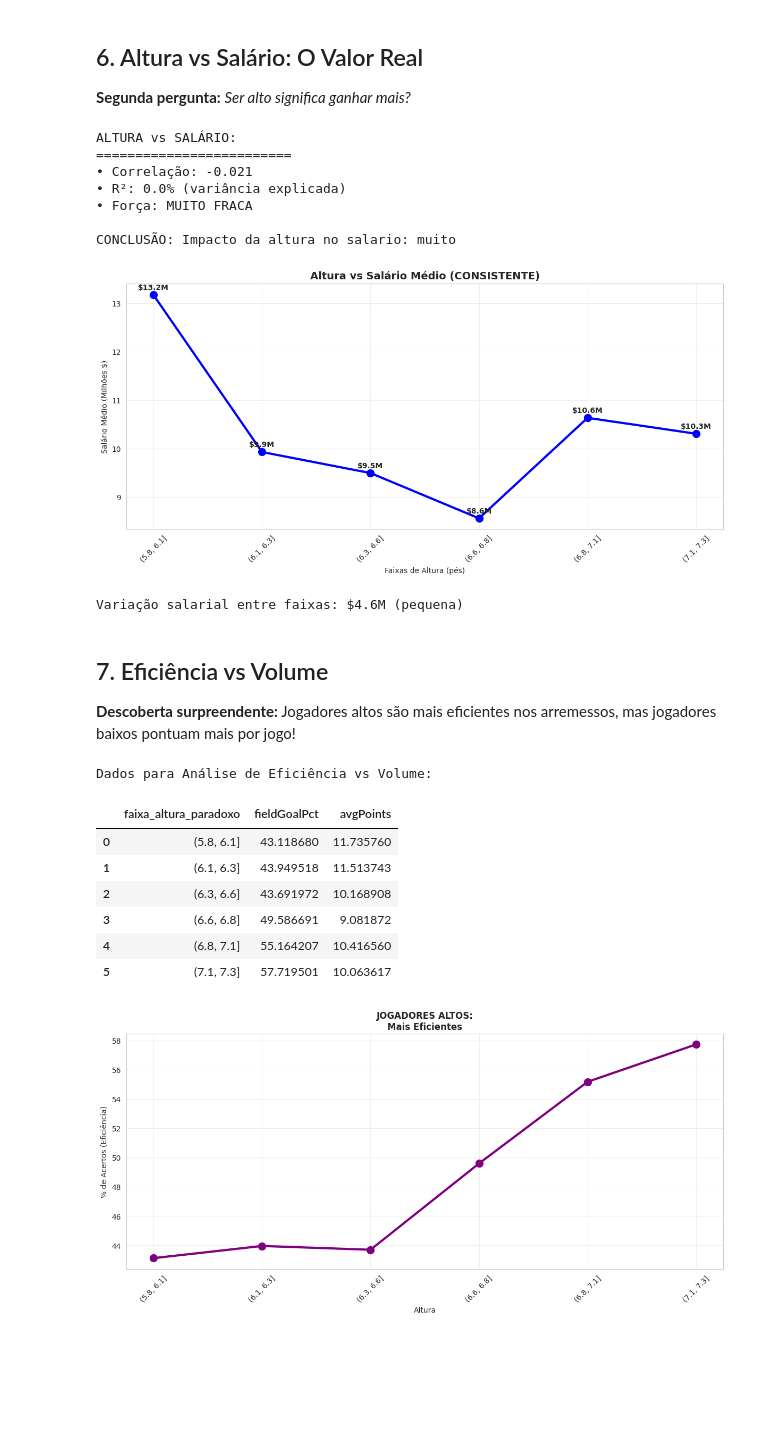
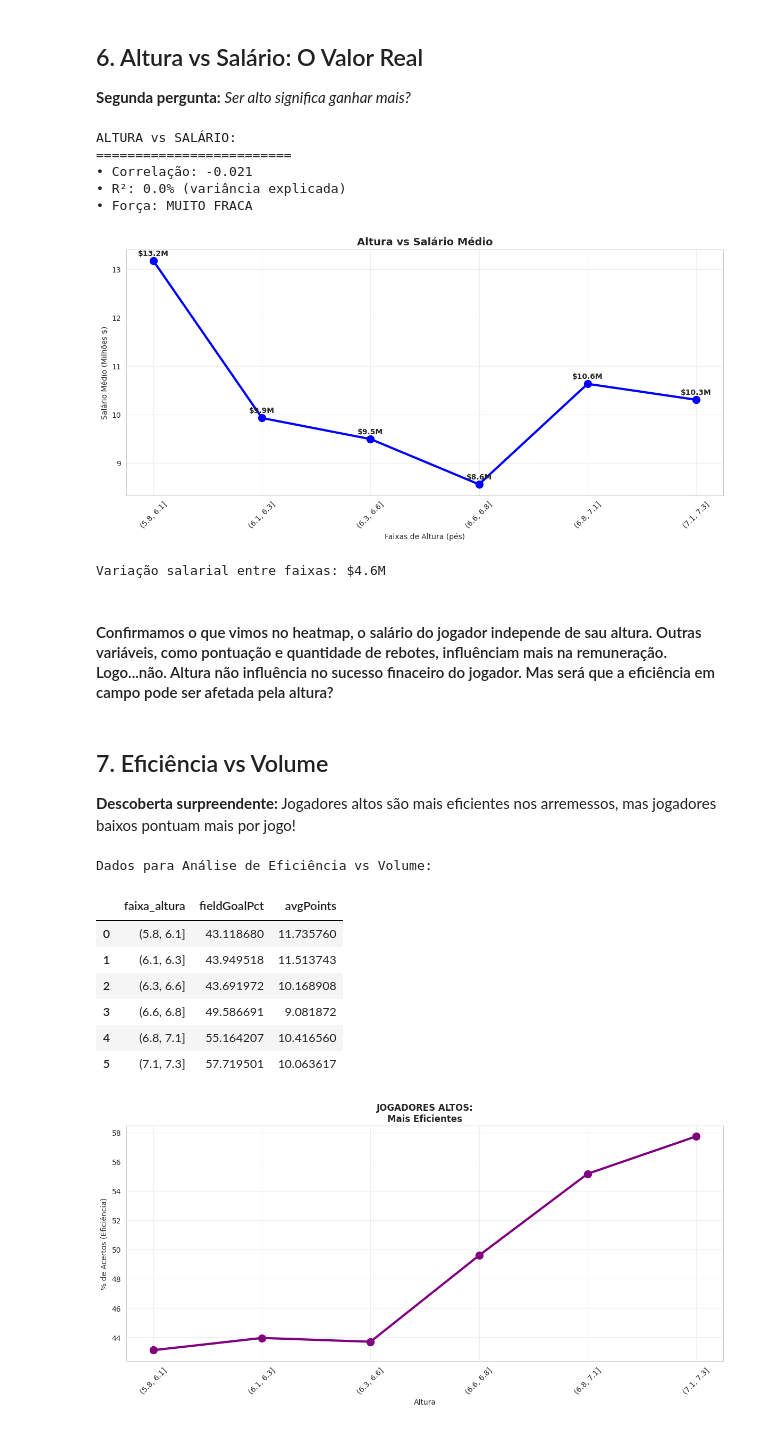
Before and after one commit to nise1301/NBA_stats, a Jupyter notebook: NBA_EDA.ipynb, the cells around one changed output. Saved outputs shown, nothing was run; the diff lists cells and outputs as text; code cells hidden in the pictures; blank space fills up the shorter version.

```diff
--- a/NBA_EDA.ipynb
+++ b/NBA_EDA.ipynb
@@ -51,7 +51,7 @@ df.head()
 ## 3. Preparação e Limpeza dos Dados
 # %%
 def converter_altura(altura_str):
-    """Converte altura de '6\' 11"' para pés decimais"""
+    #Converte altura de '6\' 11"' para pés decimais
     if pd.isna(altura_str):
         return np.nan
     try:
@@ -64,7 +64,7 @@ def converter_altura(altura_str):
         return np.nan
 
 def converter_salario(salary_str):
-    """Converte salário de '$1,000,000' para float"""
+    #Converte salário de '$1,000,000' para float
     if pd.isna(salary_str):
         return np.nan
     try:
@@ -190,43 +192,42 @@ else:
     interpretacao = "MODERADA"
 
 print(f"• Força: {interpretacao}")
-print(f"\nCONCLUSÃO: Impacto da altura no salario: {interpretacao.split()[0].lower()}")
 # %% [output]
 ALTURA vs SALÁRIO:
 =========================
 • Correlação: -0.021
 • R²: 0.0% (variância explicada)
 • Força: MUITO FRACA
-
-CONCLUSÃO: Impacto da altura no salario: muito
 # %%
 # Gráfico: Salário médio por faixa de altura
 
 salario_por_altura = dados.groupby('faixa_altura')['salary_num'].mean().reset_index()
 
 plt.figure(figsize=(12, 6))
 faixas_sal = [str(f) for f in salario_por_altura['faixa_altura']]
 salarios_medios = salario_por_altura['salary_num'] / 1e6  # Milhões
 
 plt.plot(range(len(faixas_sal)), salarios_medios, marker='o', linewidth=3, markersize=10, color='blue')
 plt.xlabel('Faixas de Altura (pés)')
 plt.ylabel('Salário Médio (Milhões $)')
-plt.title('Altura vs Salário Médio (CONSISTENTE)', fontsize=14, fontweight='bold')
+plt.title('Altura vs Salário Médio', fontsize=14, fontweight='bold')
 plt.xticks(range(len(faixas_sal)), faixas_sal, rotation=45)
 plt.grid(True, alpha=0.3)
 
 # Valores nos pontos
 for i, valor in enumerate(salarios_medios):
     plt.text(i, valor + 0.1, f'${valor:.1f}M', ha='center', fontweight='bold')
 
 plt.tight_layout()
 plt.show()
 
 variacao_salario = salarios_medios.max() - salarios_medios.min()
-print(f"Variação salarial entre faixas: ${variacao_salario:.1f}M (pequena)")
+print(f"Variação salarial entre faixas: ${variacao_salario:.1f}M")
 # %% [output]
-[figure, old version]
+[figure, new version]
-Variação salarial entre faixas: $4.6M (pequena)
+Variação salarial entre faixas: $4.6M
+# %% [markdown]
+#### Confirmamos o que vimos no heatmap, o salário do jogador independe de sau altura. Outras variáveis, como pontuação e quantidade de rebotes, influênciam mais na remuneração. Logo...não. Altura não influência no sucesso finaceiro do jogador. Mas será que a eficiência em campo pode ser afetada pela altura?
 # %% [markdown]
 ## 7. Eficiência vs Volume
 
@@ -235,13 +236,13 @@ Variação salarial entre faixas: $4.6M (pequena)
 # Preparar dados para análise de Eficiência vs Volume
 # Agrupar dados por faixa de altura e calcular médias
 eficiencia_volume = dados.groupby('faixa_altura')[['fieldGoalPct', 'avgPoints']].mean().reset_index()
-eficiencia_volume.columns = ['faixa_altura_paradoxo', 'fieldGoalPct', 'avgPoints']
+eficiencia_volume.columns = ['faixa_altura', 'fieldGoalPct', 'avgPoints']
 
 print("Dados para Análise de Eficiência vs Volume:")
 display(eficiencia_volume)
 # %% [output]
 Dados para Análise de Eficiência vs Volume:
-|  | faixa_altura_paradoxo | fieldGoalPct | avgPoints |
+|  | faixa_altura | fieldGoalPct | avgPoints |
 | 0 | (5.8, 6.1] | 43.118680 | 11.735760 |
 | 1 | (6.1, 6.3] | 43.949518 | 11.513743 |
 | 2 | (6.3, 6.6] | 43.691972 | 10.168908 |
```
Also changed, not shown: parts of 9 cells of this notebook.
